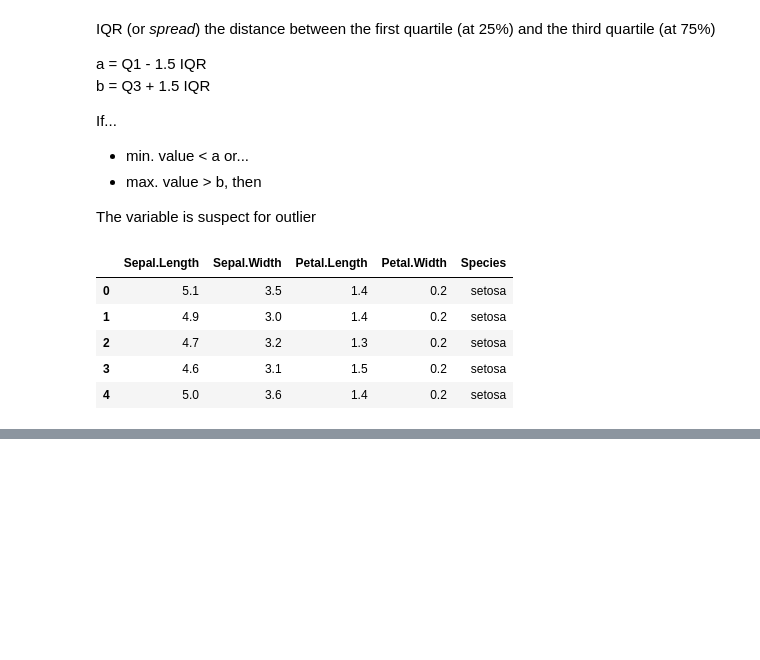
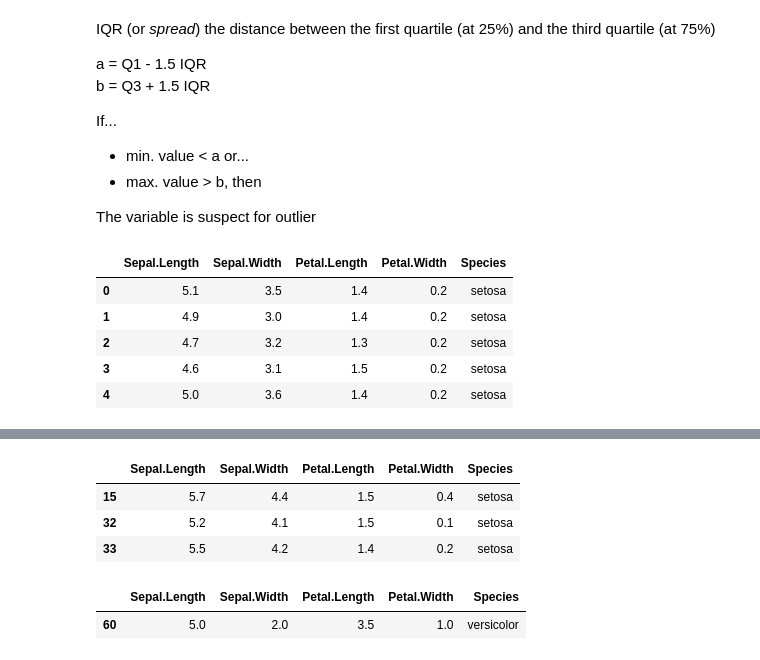
Before and after one commit to gofr1/jupyter-learning, a Jupyter notebook: data-science-basics/03-basic-math-and-statistics/s-extreme-value-analysis-for-outliers.ipynb, the cells around one changed output, grey strips where cells are left out. Cells and saved outputs as stored; diff of their text form; code cells hidden in the pictures; blank space fills up the shorter version.

```diff
--- a/data-science-basics/03-basic-math-and-statistics/s-extreme-value-analysis-for-outliers.ipynb
+++ b/data-science-basics/03-basic-math-and-statistics/s-extreme-value-analysis-for-outliers.ipynb
@@ -71,0 +80,18 @@ Y = df.iloc[:,4].values # the text
+# %%
+# Sepal.Width has dots in > 4 and < 2.05 let's isolate it and work with it
+
+sepal_width = X[:,1]
+iris_outliers = (sepal_width > 4)
+df[iris_outliers]
+# we have 3 values
+# %% [output]
+|  | Sepal.Length | Sepal.Width | Petal.Length | Petal.Width | Species |
+| 15 | 5.7 | 4.4 | 1.5 | 0.4 | setosa |
+| 32 | 5.2 | 4.1 | 1.5 | 0.1 | setosa |
+| 33 | 5.5 | 4.2 | 1.4 | 0.2 | setosa |
+# %%
+iris_outliers = (sepal_width < 2.05)
+df[iris_outliers]
+# %% [output]
+|  | Sepal.Length | Sepal.Width | Petal.Length | Petal.Width | Species |
+| 60 | 5.0 | 2.0 | 3.5 | 1.0 | versicolor |
```
Also changed, not shown: parts of 2 cells of this notebook.
